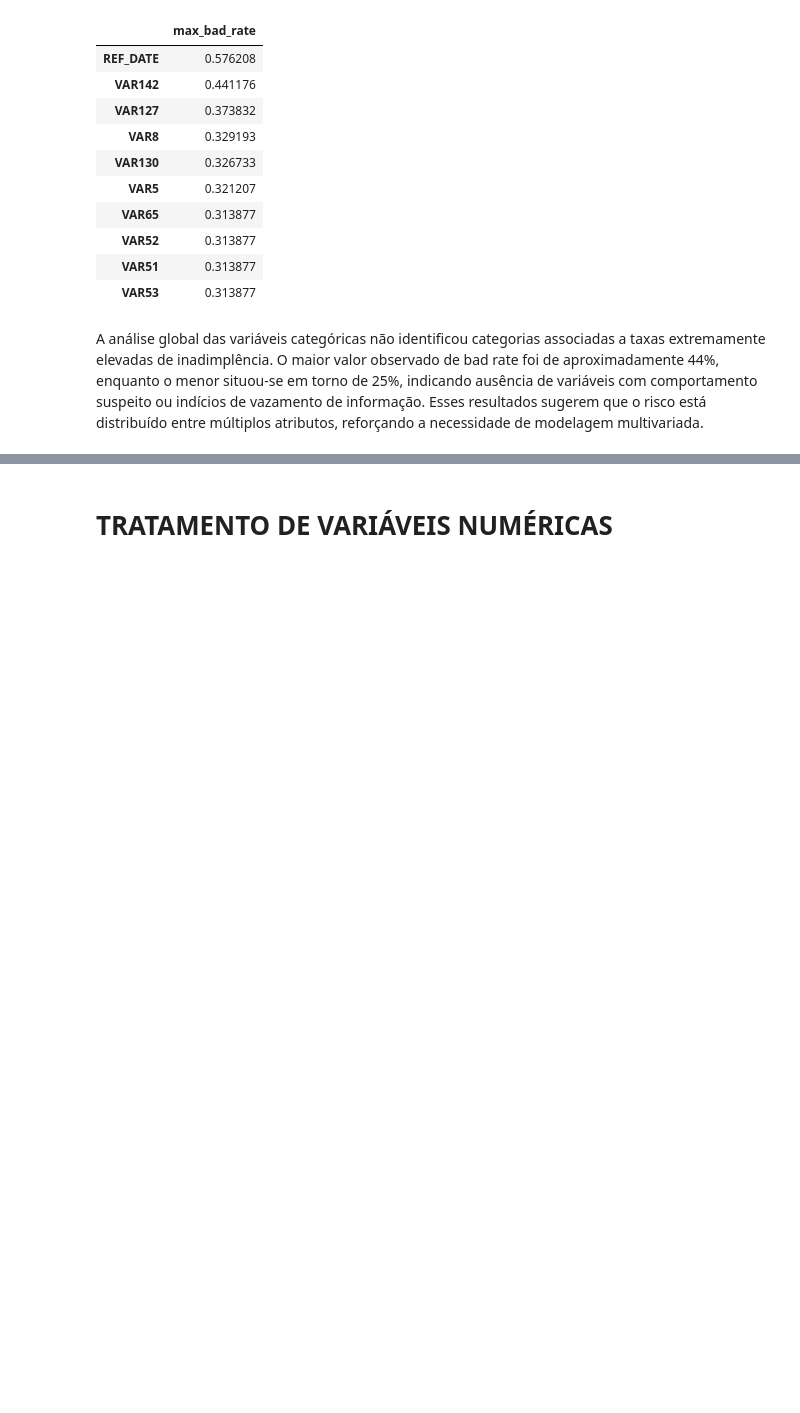
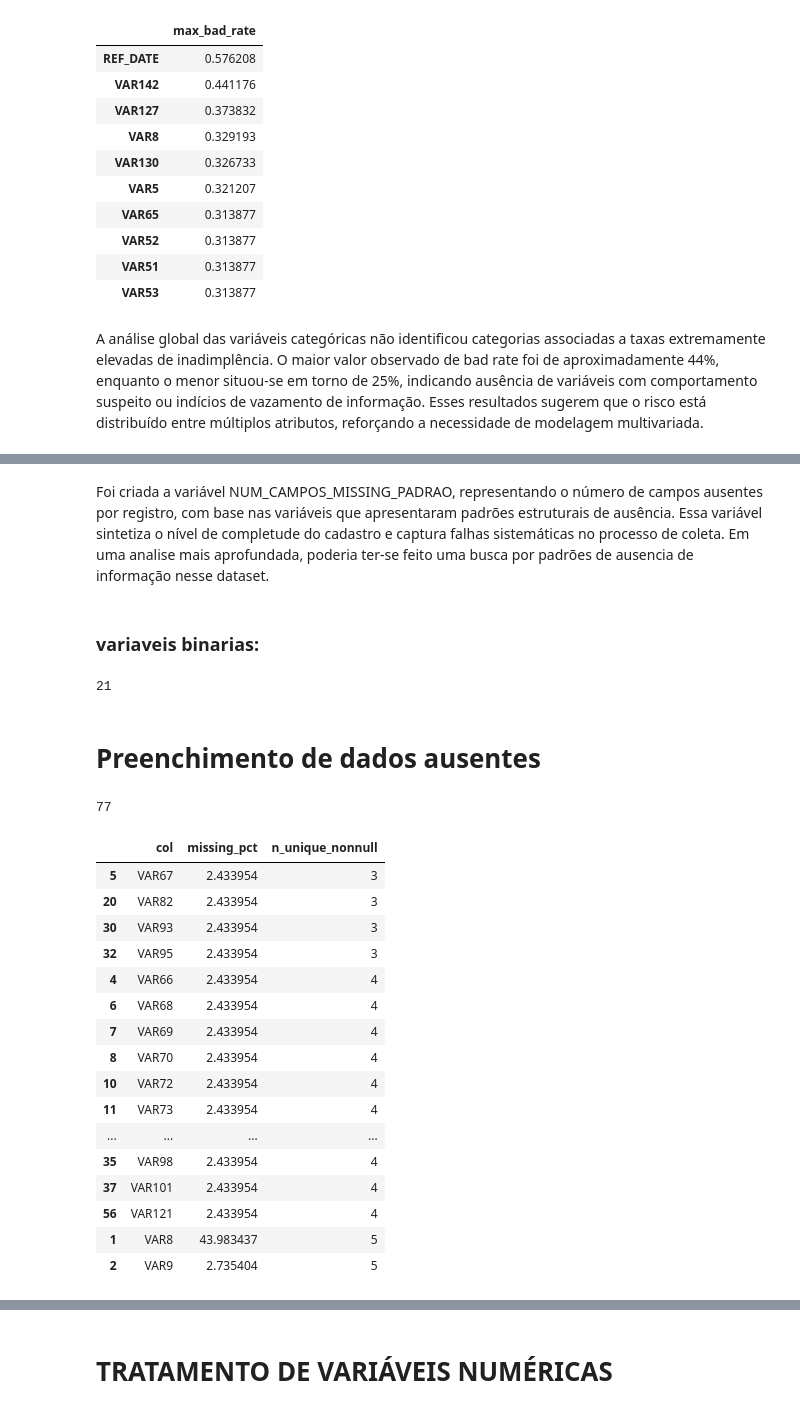
Before and after one commit to GGrinspun/desafio-analise-de-credito, a Jupyter notebook: notebooks/01_eda_and_preprocessing.ipynb, the cells around one changed output, grey strips where cells are left out. Cells and saved outputs as stored; diff of their text form; code cells hidden in the pictures; blank space fills up the shorter version.

```diff
--- a/notebooks/01_eda_and_preprocessing.ipynb
+++ b/notebooks/01_eda_and_preprocessing.ipynb
@@ -617,0 +678,12 @@ a necessidade de modelagem multivariada.
+# %%
+cols_pattern = (
+    df_train_reduced.columns[df_train_reduced.isna().any()]
+    .drop("TARGET", errors="ignore")
+)
+
+import pandas as pd
+
+missing_mat = df_train_reduced[cols_pattern].isna()
+pattern_id = pd.util.hash_pandas_object(missing_mat, index=False).astype("uint64")
+
+df_train_reduced["missing_pattern_id"] = pattern_id
@@ -617,0 +785,56 @@ a necessidade de modelagem multivariada.
+# %% [markdown]
+Foi criada a variável NUM_CAMPOS_MISSING_PADRAO, representando o número de campos ausentes por registro, com base nas variáveis que apresentaram padrões estruturais de ausência. Essa variável sintetiza o nível de completude do cadastro e captura falhas sistemáticas no processo de coleta. Em uma analise mais aprofundada, poderia ter-se feito uma busca por padrões de ausencia de informação nesse dataset.
+# %% [markdown]
+### variaveis binarias:
+# %%
+binarias_com_missing = []
+
+for col in cat_cols:
+    if df_train_reduced[col].isna().any():
+        n_unique_nonnull = df_train_reduced[col].dropna().nunique()
+        if n_unique_nonnull == 2:
+            binarias_com_missing.append(col)
+
+len(binarias_com_missing)
+# %% [output]
+21
+# %%
+for col in binarias_com_missing:
+    df_train_reduced[col] = df_train_reduced[col].fillna("NAO_INFORMADO")
+# %% [markdown]
+# Preenchimento de dados ausentes
+# %%
+cat_com_missing = [
+    c for c in cat_cols
+    if df_train_reduced[c].isna().any()
+]
+
+len(cat_com_missing)
+# %% [output]
+77
+# %%
+cat_missing_profile = pd.DataFrame({
+    "col": cat_com_missing,
+    "missing_pct": [df_train_reduced[c].isna().mean() * 100 for c in cat_com_missing],
+    "n_unique_nonnull": [df_train_reduced[c].dropna().nunique() for c in cat_com_missing],
+}).sort_values(["n_unique_nonnull", "missing_pct"], ascending=[True, False])
+
+cat_missing_profile.head(30)
+# %% [output]
+|  | col | missing_pct | n_unique_nonnull |
+| 5 | VAR67 | 2.433954 | 3 |
+| 20 | VAR82 | 2.433954 | 3 |
+| 30 | VAR93 | 2.433954 | 3 |
+| 32 | VAR95 | 2.433954 | 3 |
+| 4 | VAR66 | 2.433954 | 4 |
+| 6 | VAR68 | 2.433954 | 4 |
+| 7 | VAR69 | 2.433954 | 4 |
+| 8 | VAR70 | 2.433954 | 4 |
+| 10 | VAR72 | 2.433954 | 4 |
+| 11 | VAR73 | 2.433954 | 4 |
+| ... | ... | ... | ... |
+| 35 | VAR98 | 2.433954 | 4 |
+| 37 | VAR101 | 2.433954 | 4 |
+| 56 | VAR121 | 2.433954 | 4 |
+| 1 | VAR8 | 43.983437 | 5 |
+| 2 | VAR9 | 2.735404 | 5 |
```
Also changed, not shown: parts of 61 cells of this notebook, 1 other file.
